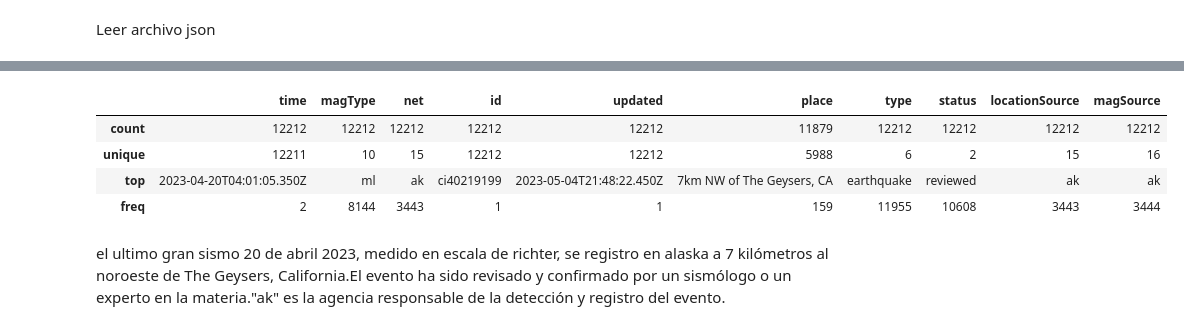
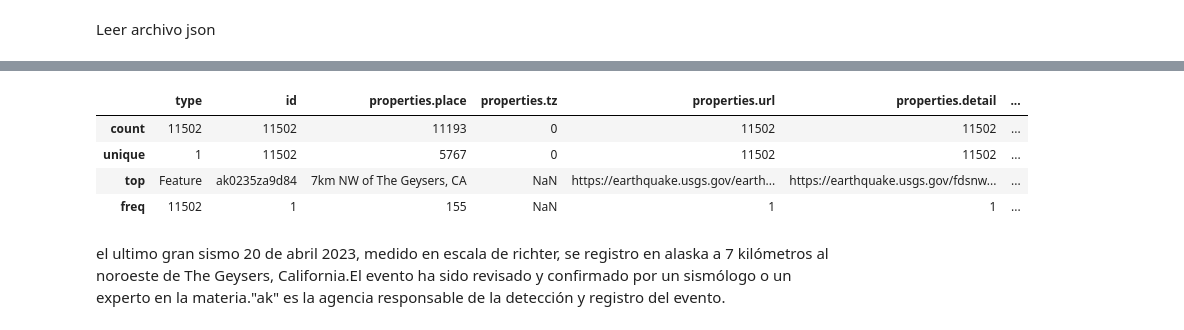
Before and after one commit to Mezgo/Quake-Alert, a Jupyter notebook: etl/etl_2.ipynb, the cells around one changed output, grey strips where cells are left out. Cells and saved outputs as stored; diff of their text form; code cells hidden in the pictures.

Commit message:
Completando EEUU

```diff
--- a/etl/etl_2.ipynb
+++ b/etl/etl_2.ipynb
@@ -409,10 +389,10 @@ Las columnas que tienen faltantes significativos son:
 # %%
-dfEEUU.describe(exclude='number')
+df.describe(exclude='number')
 # %% [output]
-|  | time | magType | net | id | updated | place | type | status | locationSource | magSource |
-| count | 12212 | 12212 | 12212 | 12212 | 12212 | 11879 | 12212 | 12212 | 12212 | 12212 |
-| unique | 12211 | 10 | 15 | 12212 | 12212 | 5988 | 6 | 2 | 15 | 16 |
-| top | 2023-04-20T04:01:05.350Z | ml | ak | ci40219199 | 2023-05-04T21:48:22.450Z | 7km NW of The Geysers, CA | earthquake | reviewed | ak | ak |
-| freq | 2 | 8144 | 3443 | 1 | 1 | 159 | 11955 | 10608 | 3443 | 3444 |
+|  | type | id | properties.place | properties.tz | properties.url | properties.detail | ... |
+| count | 11502 | 11502 | 11193 | 0 | 11502 | 11502 | ... |
+| unique | 1 | 11502 | 5767 | 0 | 11502 | 11502 | ... |
+| top | Feature | ak0235za9d84 | 7km NW of The Geysers, CA | NaN | https://earthquake.usgs.gov/earth... | https://earthquake.usgs.gov/fdsnw... | ... |
+| freq | 11502 | 1 | 155 | NaN | 1 | 1 | ... |
 # %% [markdown]
 el ultimo gran sismo 20 de abril 2023, medido en escala de richter, se registro en alaska a 7 kilómetros al noroeste de The Geysers, California.El evento ha sido revisado y confirmado por un sismólogo o un experto en la materia."ak" es la agencia responsable de la detección y registro del evento.
```
Also changed, not shown: parts of 23 cells of this notebook.
